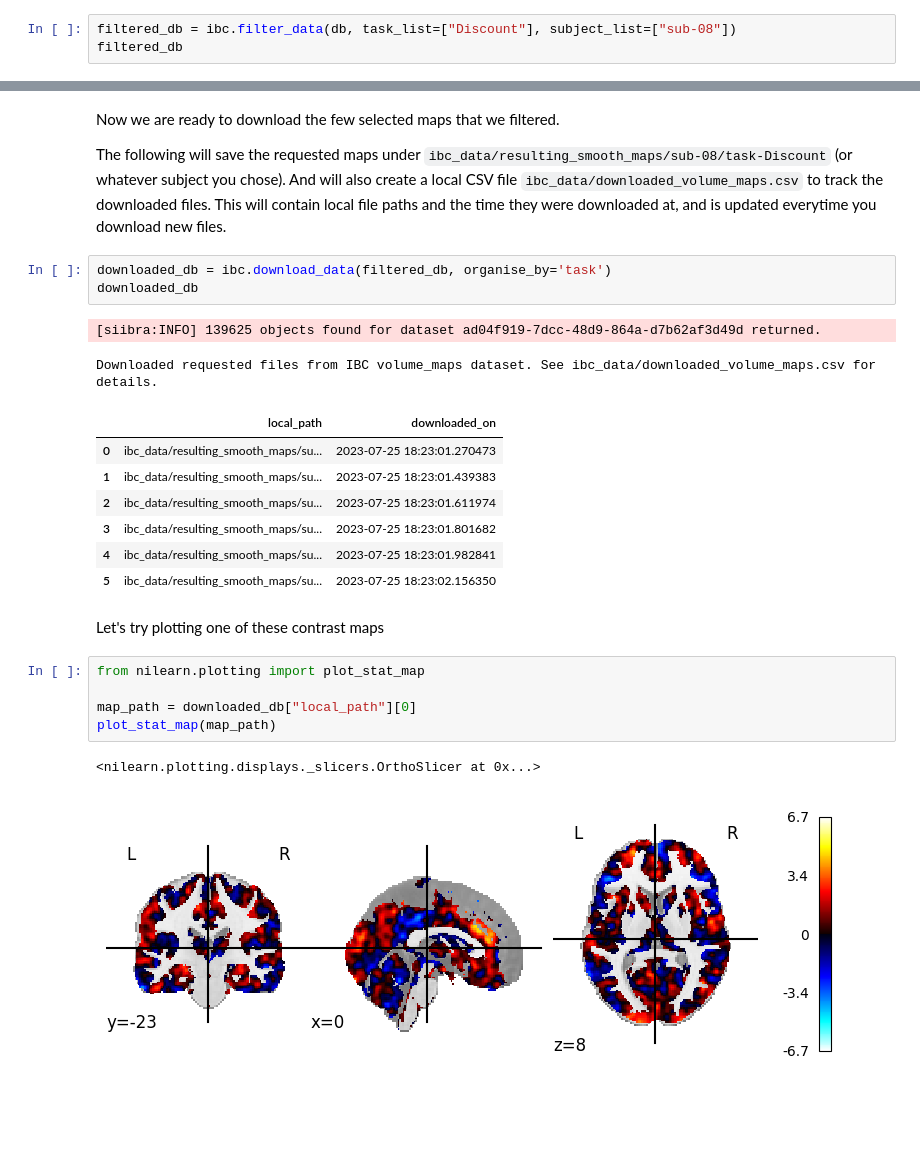
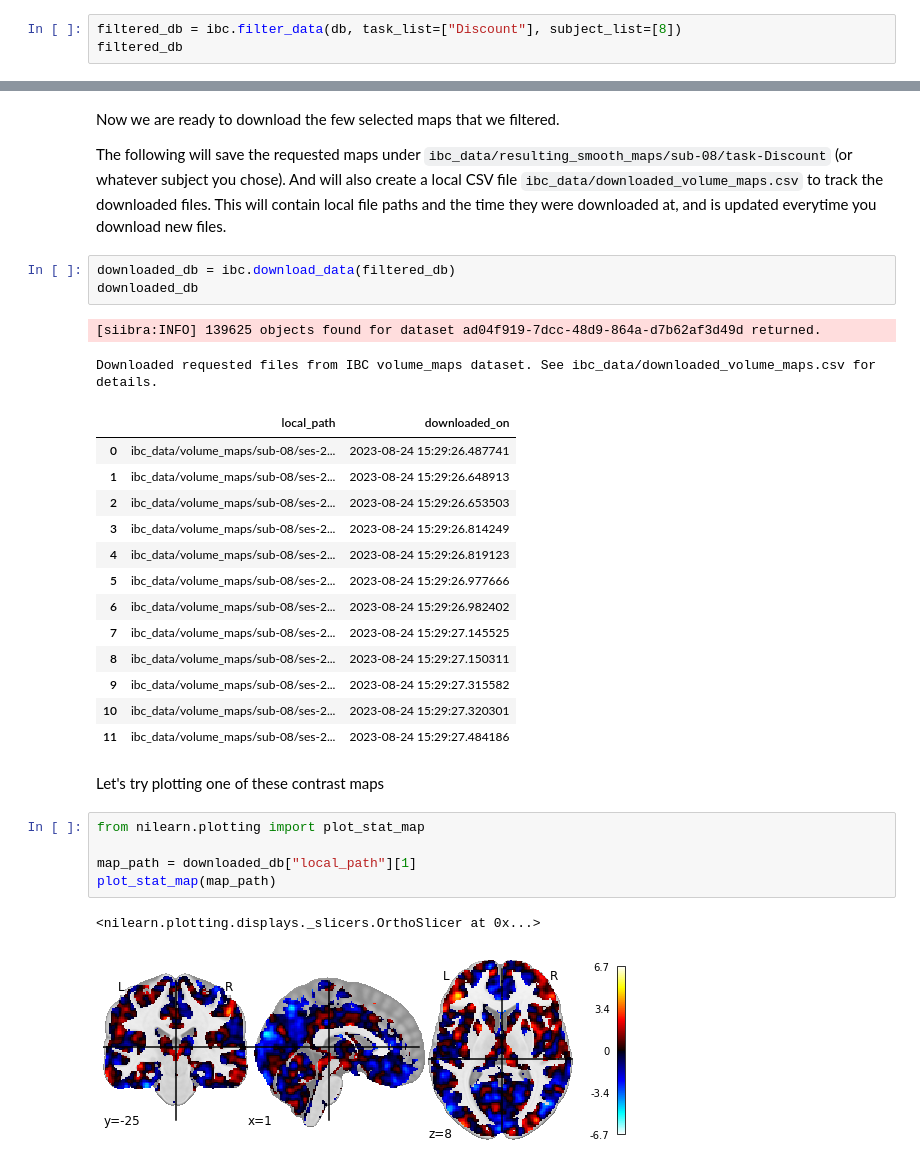
Before and after one commit to individual-brain-charting/api, a Jupyter notebook: examples/get_data.ipynb, the cells around one changed output, grey strips where cells are left out. Saved outputs shown, nothing was run; the diff lists cells and outputs as text; blank space fills up the shorter version.

```diff
--- a/examples/get_data.ipynb
+++ b/examples/get_data.ipynb
@@ -77,6 +66,6 @@ You can find the descriptions of all these tasks [here](https://individual-brain
 # %% [markdown]
 For this example, let's just download the maps from Discount task, only for sub-08. You can filter the maps for tasks and subjects like this.
 # %%
-filtered_db = ibc.filter_data(db, task_list=["Discount"], subject_list=["sub-08"])
+filtered_db = ibc.filter_data(db, task_list=["Discount"], subject_list=[8])
 filtered_db
 # %% [output]
@@ -94,25 +98,31 @@ The following will save the requested maps under
 ``ibc_data/resulting_smooth_maps/sub-08/task-Discount``
 (or whatever subject you chose). And will also create a local CSV file ``ibc_data/downloaded_volume_maps.csv`` to track the downloaded files. This will contain local file paths and the time they were downloaded at, and is updated everytime you download new files.
 # %%
-downloaded_db = ibc.download_data(filtered_db, organise_by='task')
+downloaded_db = ibc.download_data(filtered_db)
 downloaded_db
 # %% [output]
 [siibra:INFO] 139625 objects found for dataset ad04f919-7dcc-48d9-864a-d7b62af3d49d returned.
 Downloaded requested files from IBC volume_maps dataset. See ibc_data/downloaded_volume_maps.csv for details.
 |  | local_path | downloaded_on |
-| 0 | ibc_data/resulting_smooth_maps/su... | 2023-07-25 18:23:01.270473 |
-| 1 | ibc_data/resulting_smooth_maps/su... | 2023-07-25 18:23:01.439383 |
-| 2 | ibc_data/resulting_smooth_maps/su... | 2023-07-25 18:23:01.611974 |
-| 3 | ibc_data/resulting_smooth_maps/su... | 2023-07-25 18:23:01.801682 |
-| 4 | ibc_data/resulting_smooth_maps/su... | 2023-07-25 18:23:01.982841 |
-| 5 | ibc_data/resulting_smooth_maps/su... | 2023-07-25 18:23:02.156350 |
+| 0 | ibc_data/volume_maps/sub-08/ses-2... | 2023-08-24 15:29:26.487741 |
+| 1 | ibc_data/volume_maps/sub-08/ses-2... | 2023-08-24 15:29:26.648913 |
+| 2 | ibc_data/volume_maps/sub-08/ses-2... | 2023-08-24 15:29:26.653503 |
+| 3 | ibc_data/volume_maps/sub-08/ses-2... | 2023-08-24 15:29:26.814249 |
+| 4 | ibc_data/volume_maps/sub-08/ses-2... | 2023-08-24 15:29:26.819123 |
+| 5 | ibc_data/volume_maps/sub-08/ses-2... | 2023-08-24 15:29:26.977666 |
+| 6 | ibc_data/volume_maps/sub-08/ses-2... | 2023-08-24 15:29:26.982402 |
+| 7 | ibc_data/volume_maps/sub-08/ses-2... | 2023-08-24 15:29:27.145525 |
+| 8 | ibc_data/volume_maps/sub-08/ses-2... | 2023-08-24 15:29:27.150311 |
+| 9 | ibc_data/volume_maps/sub-08/ses-2... | 2023-08-24 15:29:27.315582 |
+| 10 | ibc_data/volume_maps/sub-08/ses-2... | 2023-08-24 15:29:27.320301 |
+| 11 | ibc_data/volume_maps/sub-08/ses-2... | 2023-08-24 15:29:27.484186 |
 # %% [markdown]
 Let's try plotting one of these contrast maps
 # %%
 from nilearn.plotting import plot_stat_map
 
-map_path = downloaded_db["local_path"][0]
+map_path = downloaded_db["local_path"][1]
 plot_stat_map(map_path)
 # %% [output]
 <nilearn.plotting.displays._slicers.OrthoSlicer at 0x...>
-[figure, old version]
+[figure, new version]
```
Also changed, not shown: parts of 11 cells of this notebook.
